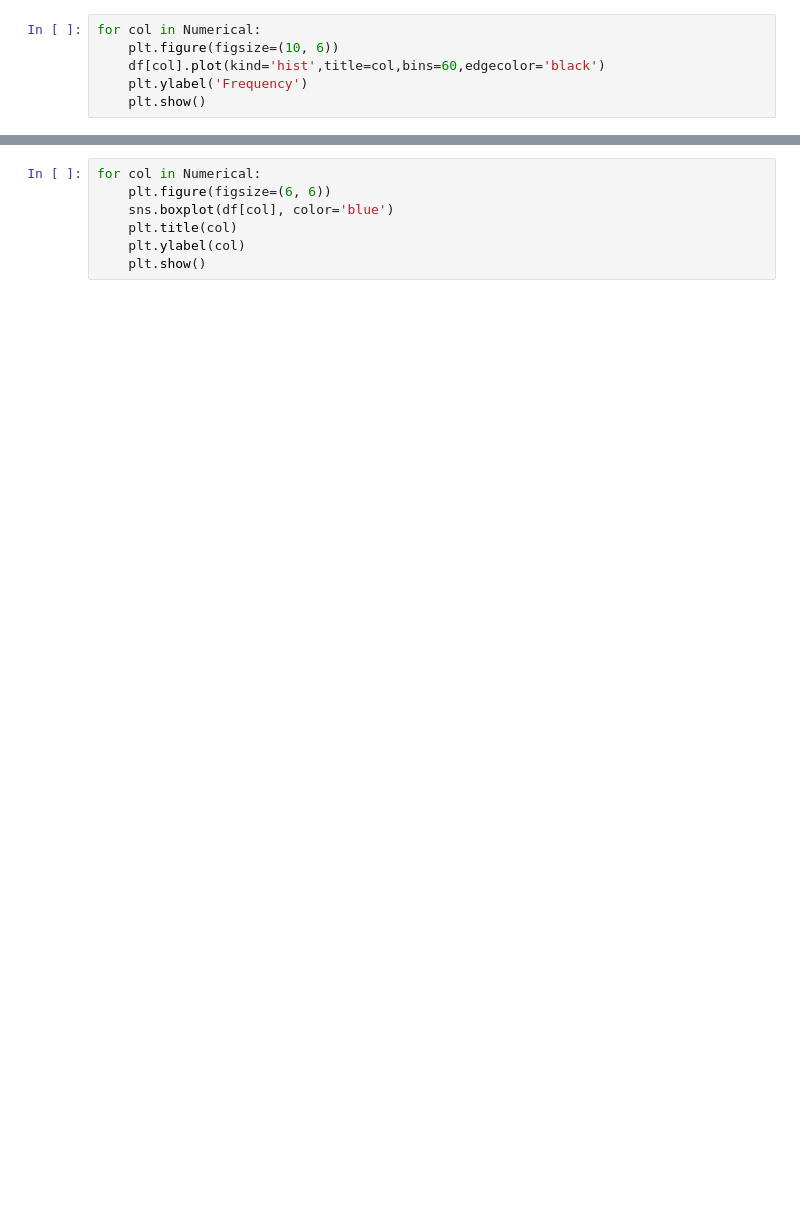
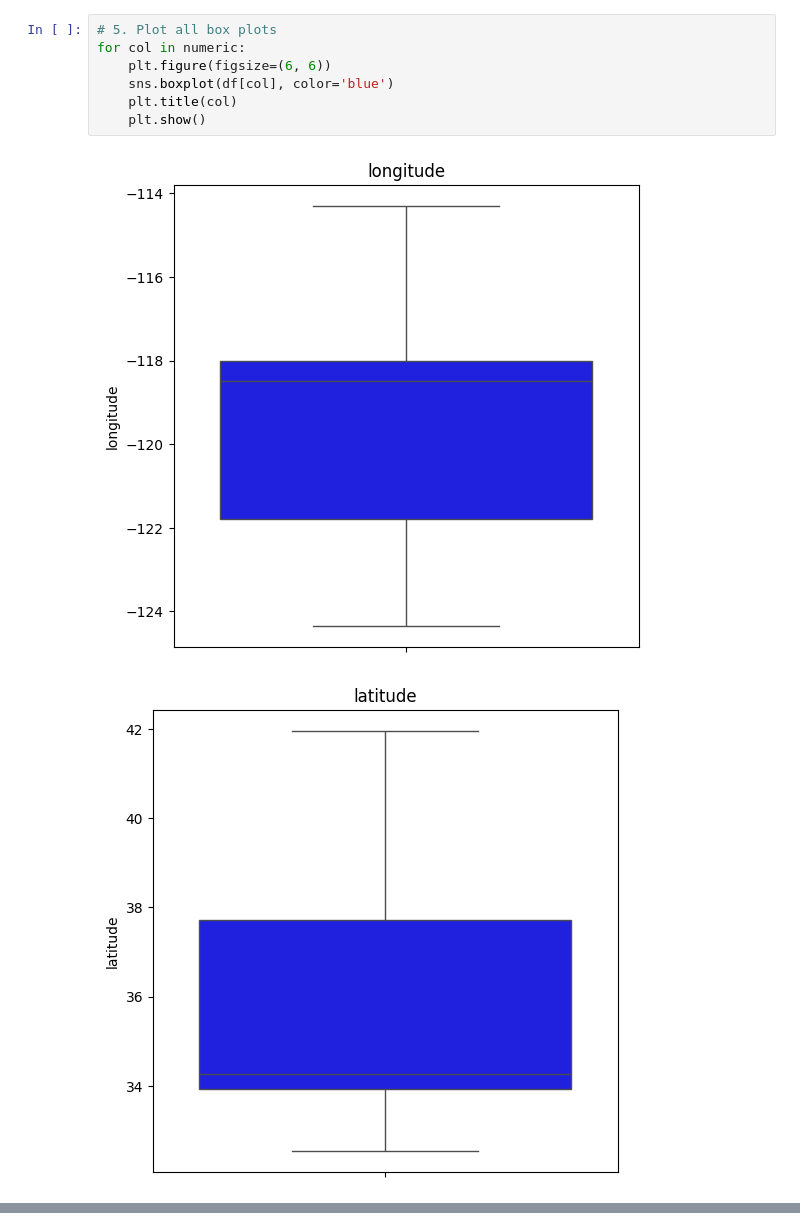
Before and after one commit to slimshadyafk/0xab, a Jupyter notebook: .raw/exp1.ipynb, the cells around one changed output, grey strips where cells are left out. Cells and saved outputs as stored; diff of their text form; blank space fills up the shorter version.

```diff
--- a/.raw/exp1.ipynb
+++ b/.raw/exp1.ipynb
@@ -15,6 +112,10 @@ Numerical = df.select_dtypes(include=[np.number]).columns
 # %%
-for col in Numerical:
-    plt.figure(figsize=(10, 6))
-    df[col].plot(kind='hist',title=col,bins=60,edgecolor='black')
-    plt.ylabel('Frequency')
+# 5. Plot all box plots
+for col in numeric:
+    plt.figure(figsize=(6, 6))
+    sns.boxplot(df[col], color='blue')
+    plt.title(col)
     plt.show()
+# %% [output]
+[figure, added]
+[figure, added]
@@ -21,7 +128,0 @@ for col in Numerical:
-# %%
-for col in Numerical:
-    plt.figure(figsize=(6, 6))
-    sns.boxplot(df[col], color='blue')
-    plt.title(col)
-    plt.ylabel(col)
-    plt.show()
```
Also changed, not shown: parts of 12 cells of this notebook.
